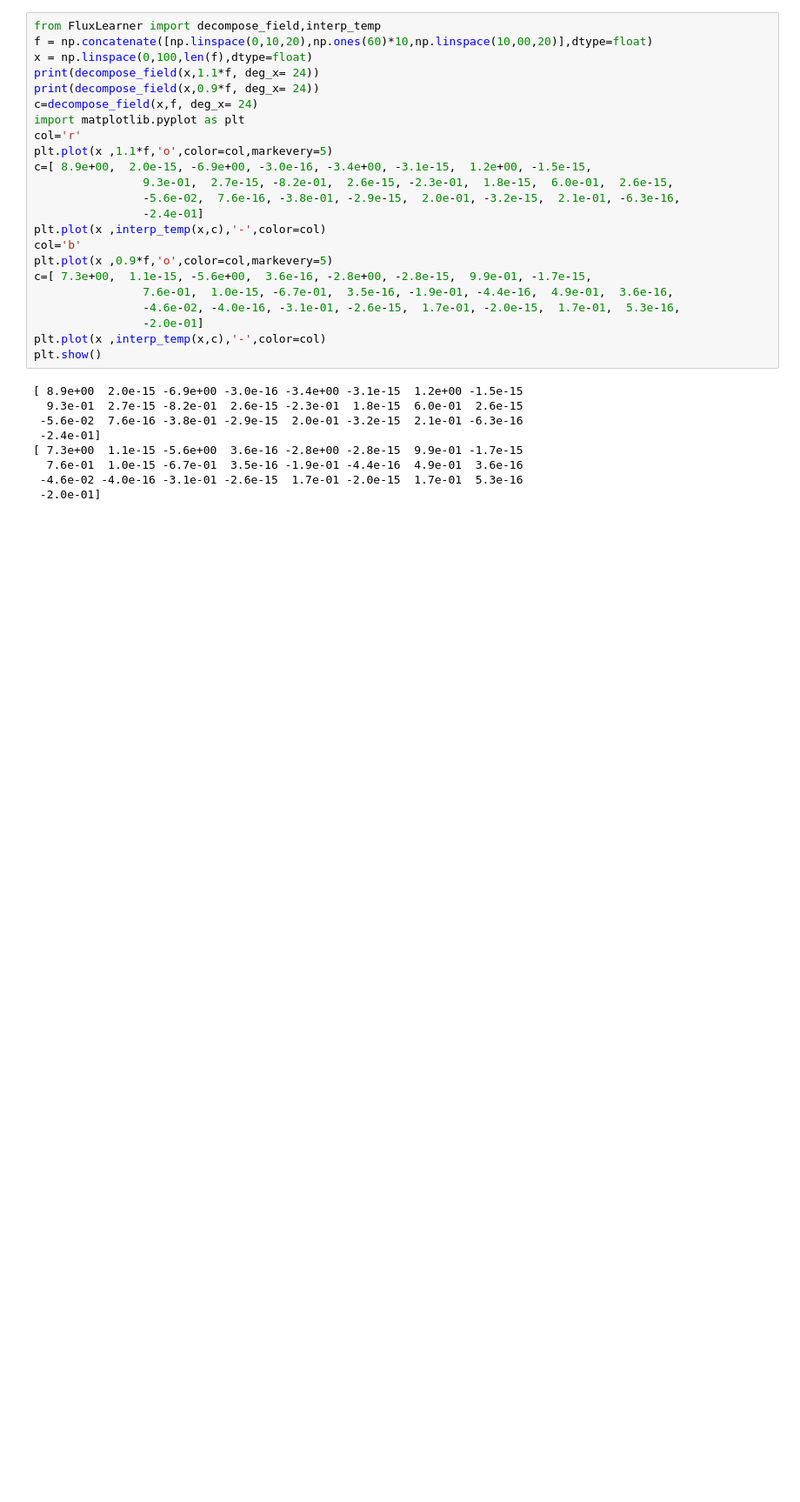
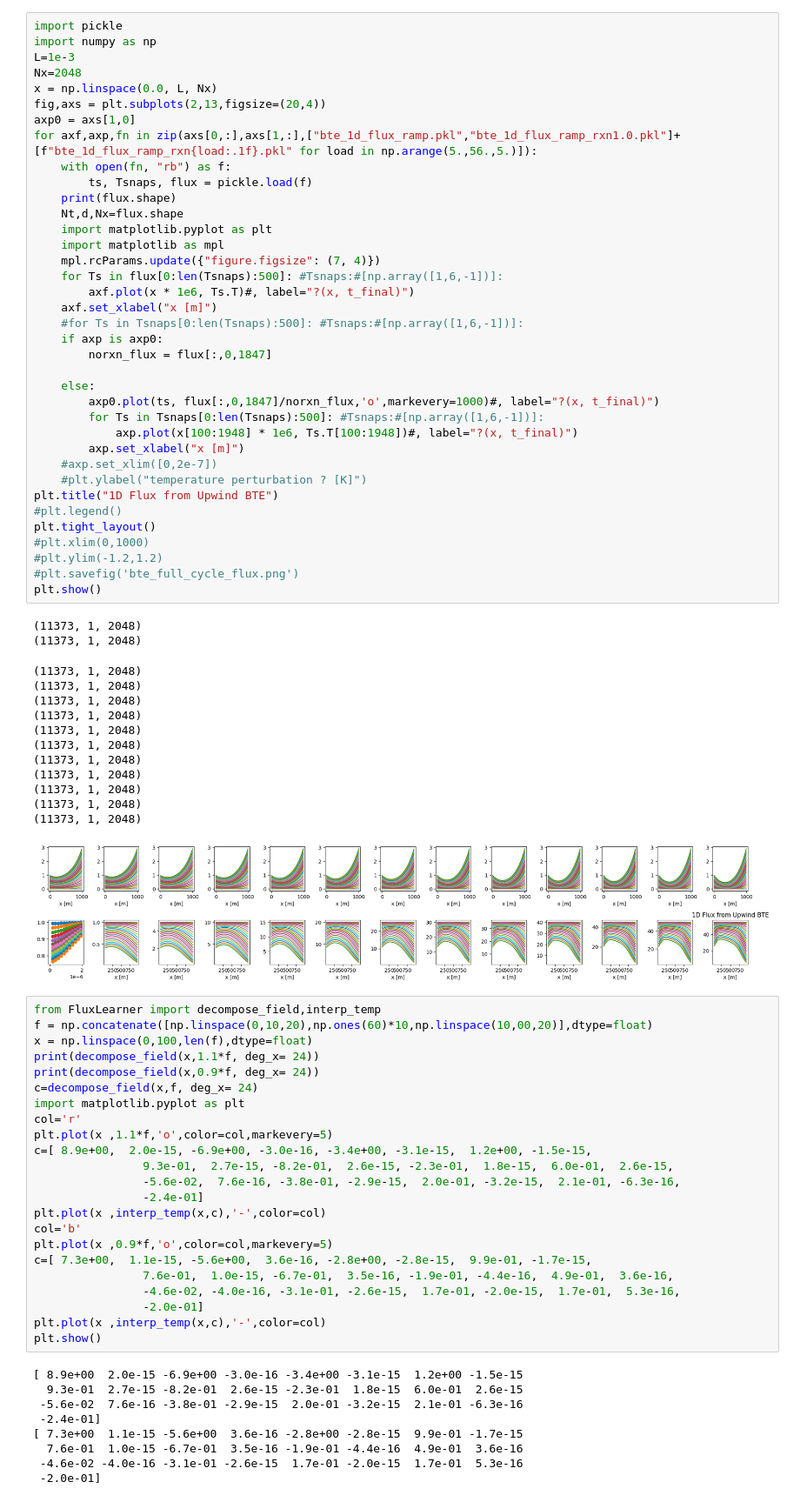
Before and after one commit to EricPgh/heatlearn, a Jupyter notebook: bte_1d_fluxboundary.ipynb, the cells around one changed output. Shown at 87% size. Saved outputs shown, nothing was run; the diff lists cells and outputs as text; blank space fills up the shorter version.

```diff
--- a/bte_1d_fluxboundary.ipynb
+++ b/bte_1d_fluxboundary.ipynb
@@ -29,3 +38,55 @@ if True:#try:
+# %%
+import pickle
+import numpy as np
+L=1e-3
+Nx=2048
+x = np.linspace(0.0, L, Nx)
+fig,axs = plt.subplots(2,13,figsize=(20,4))
+axp0 = axs[1,0]
+for axf,axp,fn in zip(axs[0,:],axs[1,:],["bte_1d_flux_ramp.pkl","bte_1d_flux_ramp_rxn1.0.pkl"]+[f"bte_1d_flux_ramp_rxn{load:.1f}.pkl" for load in np.arange(5.,56.,5.)]):
+    with open(fn, "rb") as f:
+        ts, Tsnaps, flux = pickle.load(f)
+    print(flux.shape)
+    Nt,d,Nx=flux.shape
+    import matplotlib.pyplot as plt
+    import matplotlib as mpl
+    mpl.rcParams.update({"figure.figsize": (7, 4)})
+    for Ts in flux[0:len(Tsnaps):500]: #Tsnaps:#[np.array([1,6,-1])]:
+        axf.plot(x * 1e6, Ts.T)#, label="?(x, t_final)")
+    axf.set_xlabel("x [m]")
+    #for Ts in Tsnaps[0:len(Tsnaps):500]: #Tsnaps:#[np.array([1,6,-1])]:
+    if axp is axp0:
+        norxn_flux = flux[:,0,1847]
+
+    else:
+        axp0.plot(ts, flux[:,0,1847]/norxn_flux,'o',markevery=1000)#, label="?(x, t_final)")
+        for Ts in Tsnaps[0:len(Tsnaps):500]: #Tsnaps:#[np.array([1,6,-1])]:
+            axp.plot(x[100:1948] * 1e6, Ts.T[100:1948])#, label="?(x, t_final)")
+        axp.set_xlabel("x [m]")
+    #axp.set_xlim([0,2e-7])
+    #plt.ylabel("temperature perturbation ? [K]")
+plt.title("1D Flux from Upwind BTE")
+#plt.legend()
+plt.tight_layout()
+#plt.xlim(0,1000)
+#plt.ylim(-1.2,1.2)
+#plt.savefig('bte_full_cycle_flux.png')
+plt.show()
+# %% [output]
+(11373, 1, 2048)
+(11373, 1, 2048)
+(11373, 1, 2048)
+(11373, 1, 2048)
+(11373, 1, 2048)
+(11373, 1, 2048)
+(11373, 1, 2048)
+(11373, 1, 2048)
+(11373, 1, 2048)
+(11373, 1, 2048)
+(11373, 1, 2048)
+(11373, 1, 2048)
+(11373, 1, 2048)
+[figure, added]
 # %%
 from FluxLearner import decompose_field,interp_temp
 f = np.concatenate([np.linspace(0,10,20),np.ones(60)*10,np.linspace(10,00,20)],dtype=float)
```
Also changed, not shown: parts of 4 cells of this notebook, 4 other files.
